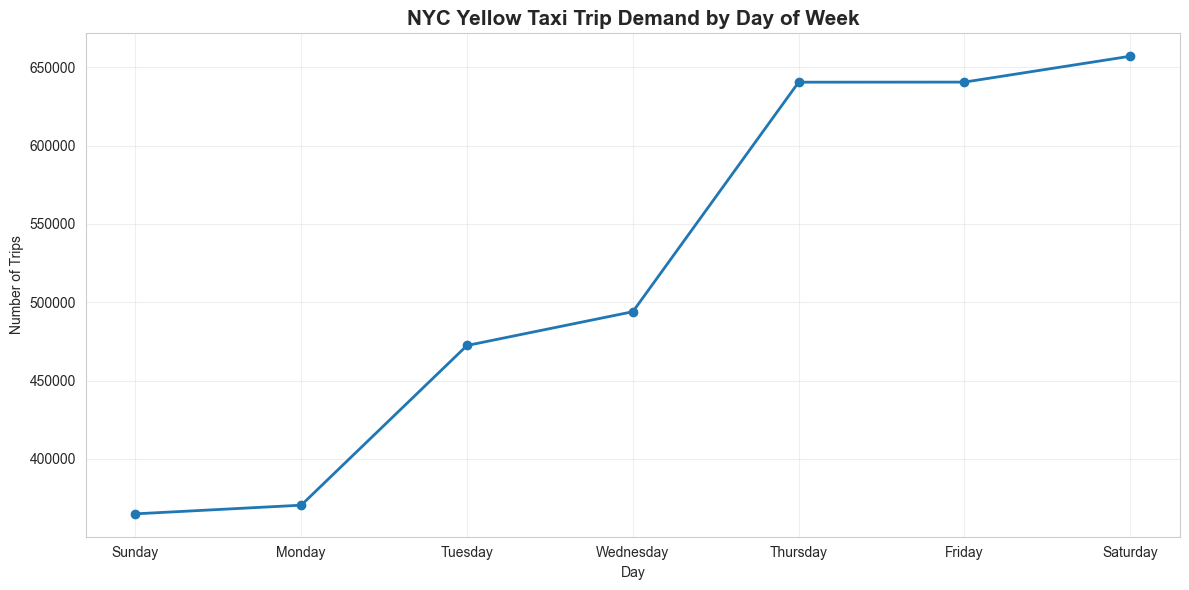
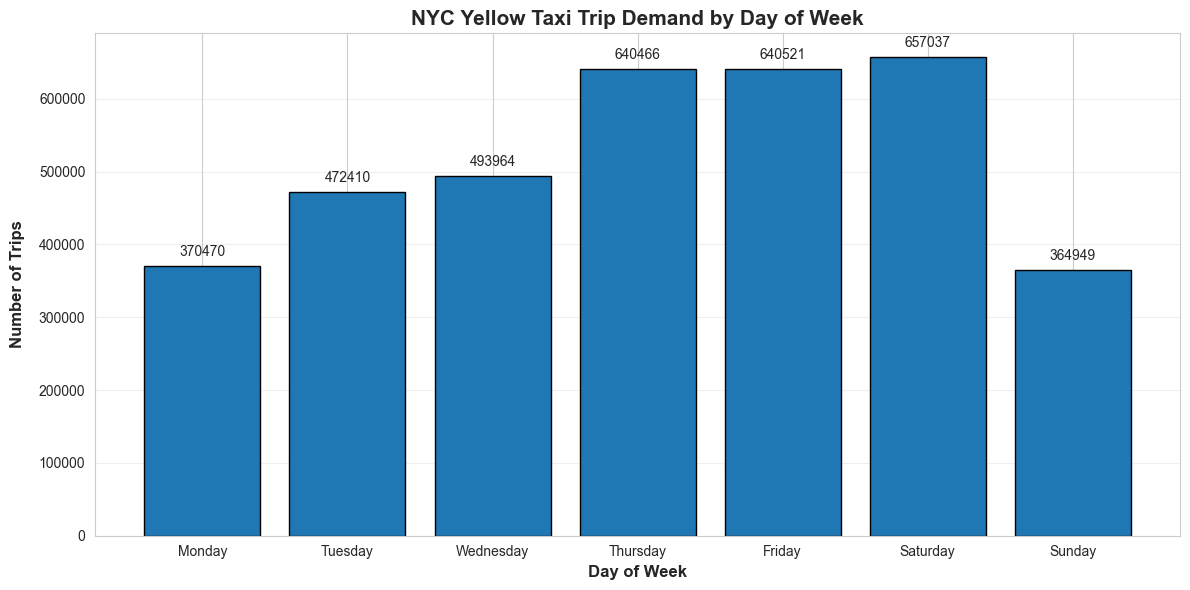
Unified diff of the notebook cell whose output changed from the first chart to the second:
--- before
+++ after
@@ -1,11 +1,12 @@
 plt.figure(figsize=(12, 6))
 
-plt.plot(
+bar = plt.bar(
     daily_trips["pickup_day_name"],
     daily_trips["trip_count"],
-    marker="o",
-    linewidth=2,
-    color="#1f77b4"
+    color="#1f77b4",
+    edgecolor="black"
 )
+
+plt.bar_label(bar, fmt='%.0f', padding=5)
 
 plt.title(
@@ -15,11 +16,11 @@
 )
 
-plt.xlabel("Day")
-plt.ylabel("Number of Trips")
-plt.grid(True, alpha=0.3)
+plt.xlabel("Day of Week", fontweight='bold', fontsize=12)
+plt.ylabel("Number of Trips", fontweight='bold',fontsize=12, labelpad=10)
+plt.grid(axis="y", alpha=0.3)
 
 plt.tight_layout()
 
-filepath = os.path.join('img', 'NYC_Yellow_Taxi_Trip_Demand_by_Day_of_Week.png')
-plt.savefig(filepath, dpi=300, bbox_inches="tight", facecolor='white')
+filepath = os.path.join("img", "NYC_Yellow_Taxi_Trip_Demand_by_Day_of_Week.png")
+plt.savefig(filepath, dpi=300, bbox_inches="tight", facecolor="white")
 plt.show()

Commit: Change lineplot to bar plot for 3.2